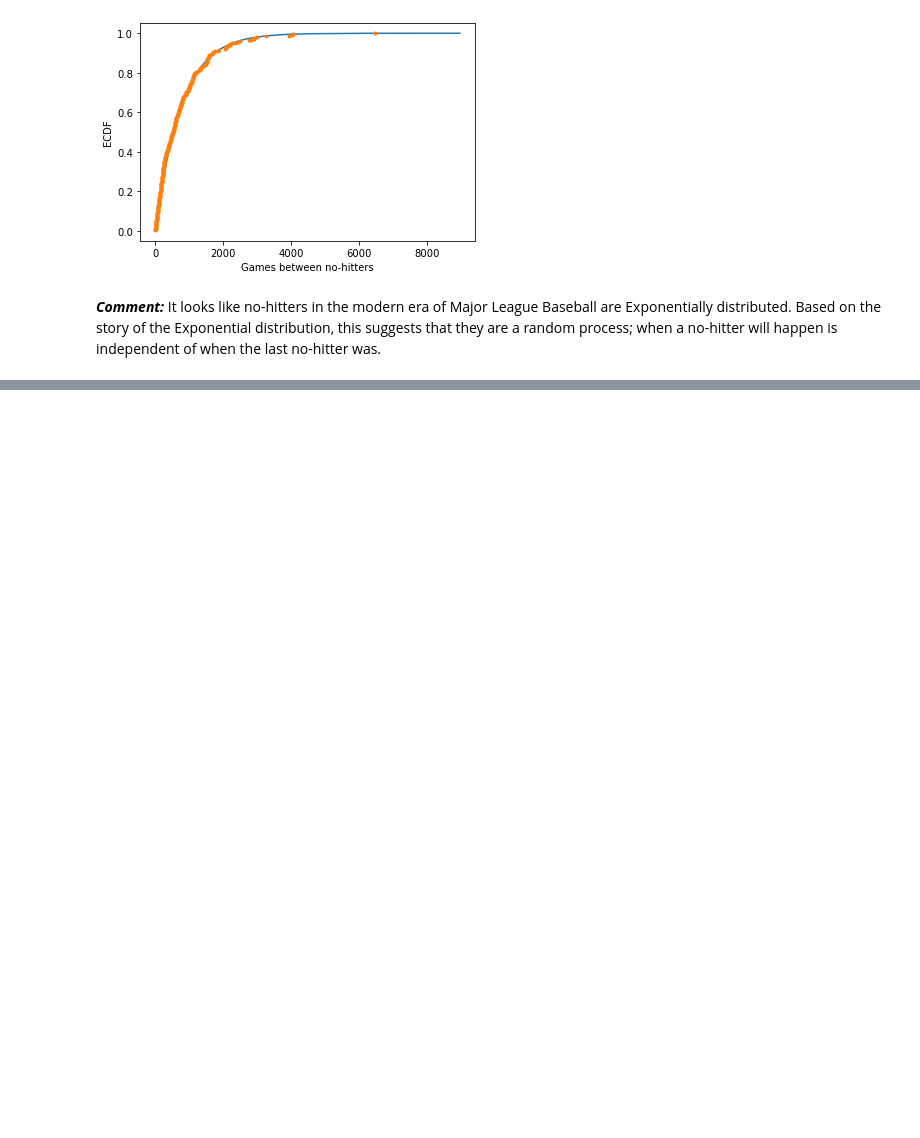
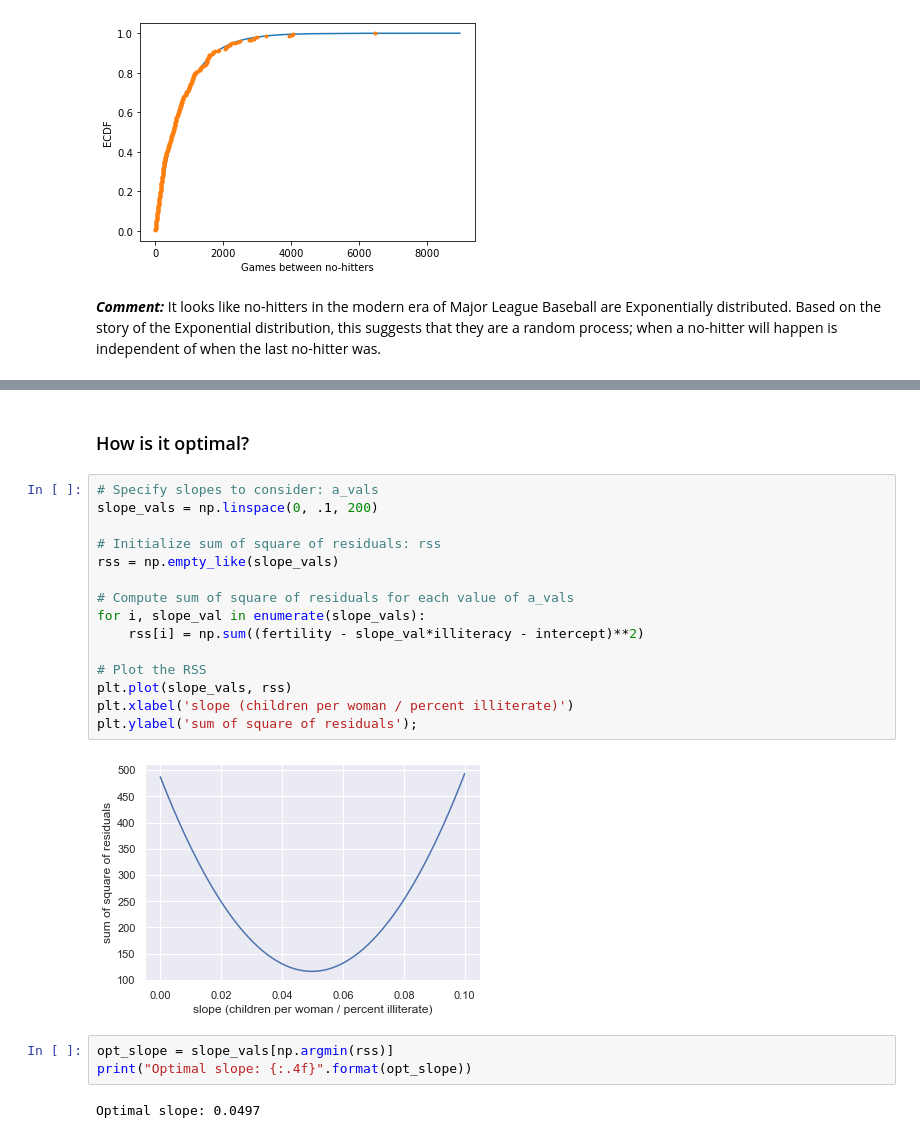
Before and after one commit to Alex-YuZ/Statistics-using-python, a Jupyter notebook: Statistical_Thinking_in_Python_II.ipynb, the cells around one changed output, grey strips where cells are left out. Saved outputs shown, nothing was run; the diff lists cells and outputs as text; blank space fills up the shorter version.

```diff
--- a/Statistical_Thinking_in_Python_II.ipynb
+++ b/Statistical_Thinking_in_Python_II.ipynb
@@ -62,0 +157,24 @@ ___Comment:___ It looks like no-hitters in the modern era of Major League Baseba
+# %% [markdown]
+### How is it optimal?
+# %%
+# Specify slopes to consider: a_vals
+slope_vals = np.linspace(0, .1, 200)
+
+# Initialize sum of square of residuals: rss
+rss = np.empty_like(slope_vals)
+
+# Compute sum of square of residuals for each value of a_vals
+for i, slope_val in enumerate(slope_vals):
+    rss[i] = np.sum((fertility - slope_val*illiteracy - intercept)**2)
+
+# Plot the RSS
+plt.plot(slope_vals, rss)
+plt.xlabel('slope (children per woman / percent illiterate)')
+plt.ylabel('sum of square of residuals');
+# %% [output]
+[figure, added]
+# %%
+opt_slope = slope_vals[np.argmin(rss)]
+print("Optimal slope: {:.4f}".format(opt_slope))
+# %% [output]
+Optimal slope: 0.0497
```
Also changed, not shown: parts of 10 cells of this notebook.
